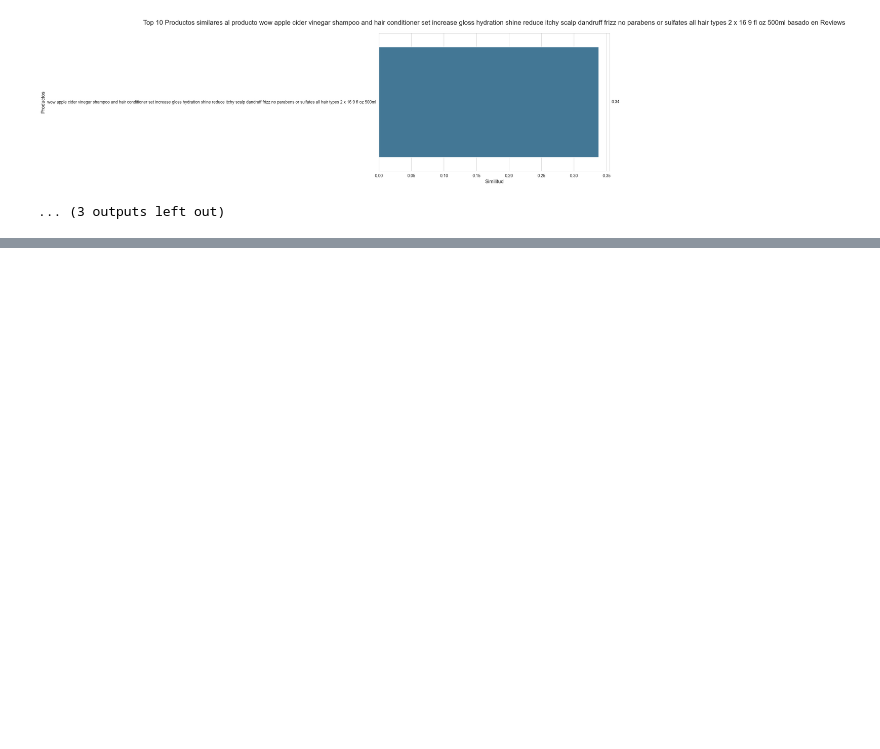
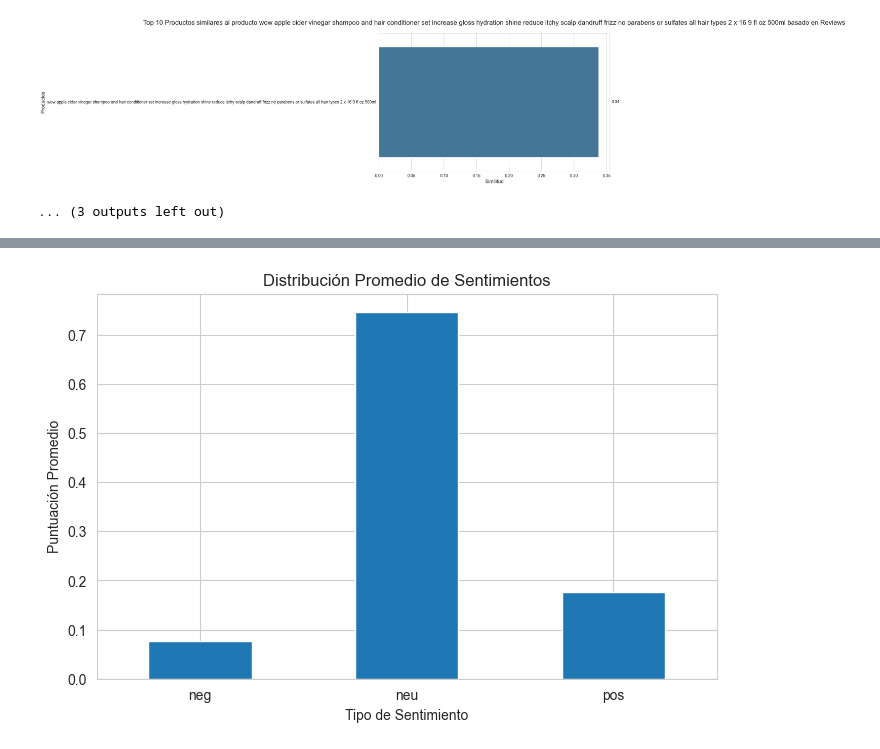
Before and after one commit to jgilsu11/laboratorio-modulo9-leccion3-recomendacion-PNL, a Jupyter notebook: modulo09-leccion06-nlp-LAB.ipynb, the cells around one changed output, grey strips where cells are left out. Drawn from its saved outputs; the diff is of its cells as text; code cells hidden in the pictures; blank space fills up the shorter version.

```diff
--- a/modulo09-leccion06-nlp-LAB.ipynb
+++ b/modulo09-leccion06-nlp-LAB.ipynb
@@ -411,0 +417,26 @@ for producto in conjunto_prueba:
+# %%
+def formatear_texto_adap(text):
+    if not isinstance(text, str):  # no aseguramos que sea un texto
+        raise ValueError("La entrada debe ser una cadena de texto.")
+    text = contractions.fix(text)                      #Quita las contracciones
+    text = re.sub(f"[{re.escape(string.punctuation)}]", " ", text)
+    text = re.sub(r"\s+", " ", text).strip()
+
+
+    doc=nlp(text)
+
+
+    stop_words = set(stopwords.words("english"))
+
+
+    palabras_def=[]
+    for palabra in doc:
+        if palabra not in stop_words:
+            palabras_def.append(palabra)
+
+
+    return palabras_def
+# %%
+datos["reviewText"]=datos["reviewText"].apply(formatear_texto_adap)
+# %%
+datos["review_fuera_lista"] = datos["reviewText"].apply(lambda x: ' '.join(str(token) for token in x))
@@ -411,0 +488,2 @@ for producto in conjunto_prueba:
+# %%
+sentimientos=f.AnalisisSentimientos(datos,"review_fuera_lista")
@@ -411,0 +492,4 @@ for producto in conjunto_prueba:
+# %%
+sentimientos.graficar_distribucion_sentimientos()
+# %% [output]
+[figure, added]
```
Also changed, not shown: parts of 14 cells of this notebook, 1 other file.
